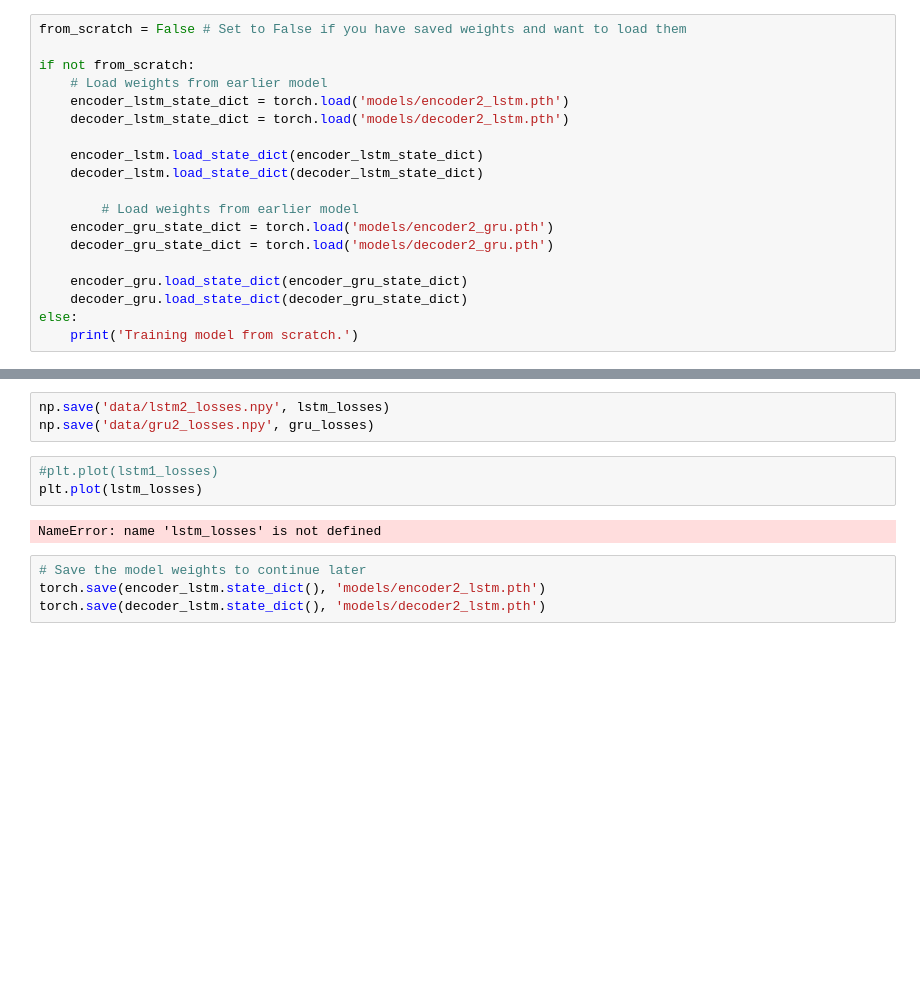
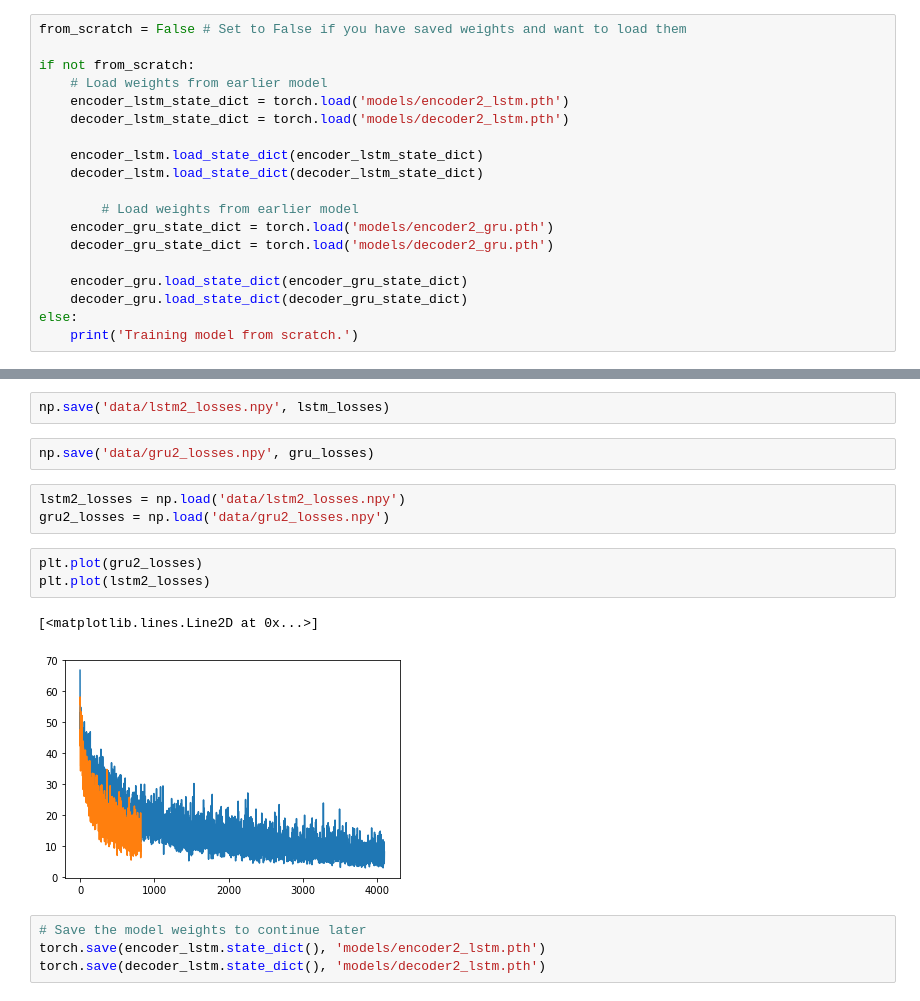
Before and after one commit to macbrennan90/translation-model, a Jupyter notebook: translation-model.ipynb, the cells around one changed output, grey strips where cells are left out. Drawn from its saved outputs; the diff is of its cells as text; blank space fills up the shorter version.

```diff
--- a/translation-model.ipynb
+++ b/translation-model.ipynb
@@ -1176,11 +1092,16 @@ KeyboardInterrupt
 # %%
 np.save('data/lstm2_losses.npy', lstm_losses)
-np.save('data/gru2_losses.npy', gru_losses)
-# %%
-#plt.plot(lstm1_losses)
-plt.plot(lstm_losses)
-# %% [output]
-NameError: name 'lstm_losses' is not defined
+# %%
+np.save('data/gru2_losses.npy', gru_losses)
+# %%
+lstm2_losses = np.load('data/lstm2_losses.npy')
+gru2_losses = np.load('data/gru2_losses.npy')
+# %%
+plt.plot(gru2_losses)
+plt.plot(lstm2_losses)
+# %% [output]
+[<matplotlib.lines.Line2D at 0x...>]
+[figure, added]
 # %%
 # Save the model weights to continue later
 torch.save(encoder_lstm.state_dict(), 'models/encoder2_lstm.pth')
```
Also changed, not shown: parts of 25 cells of this notebook.
